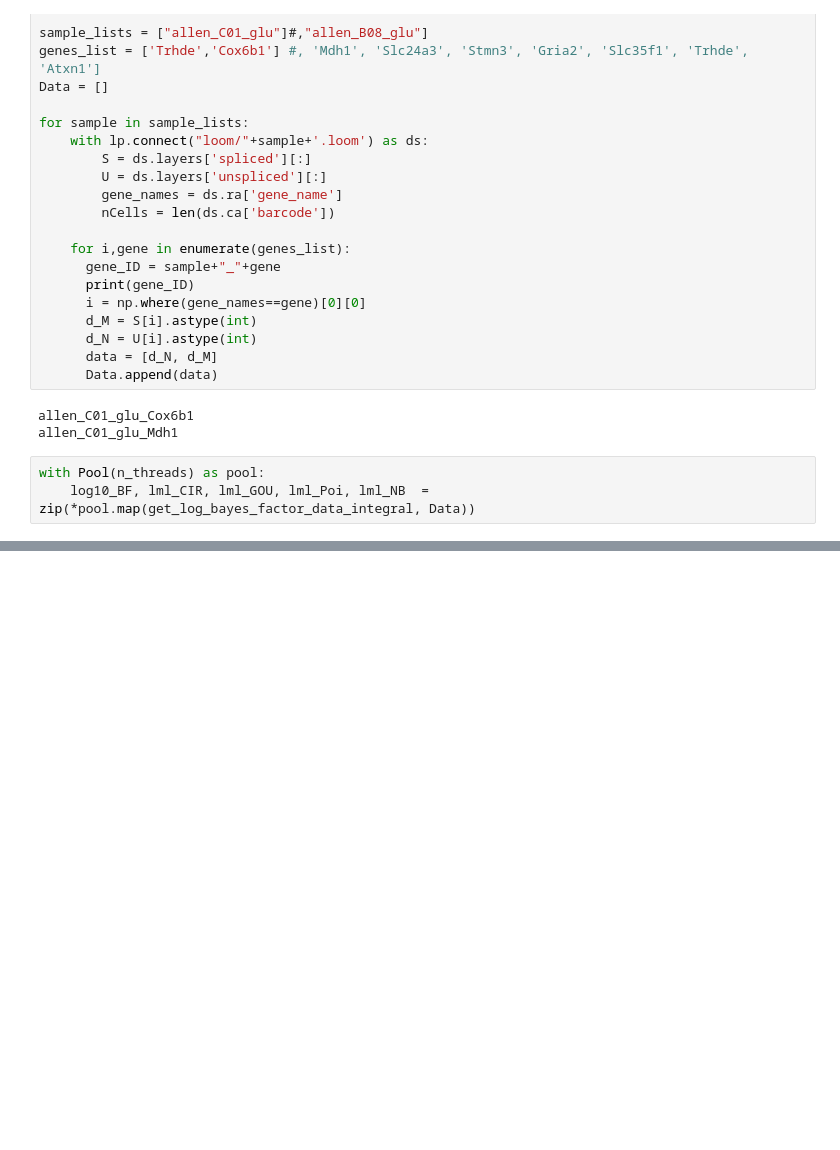
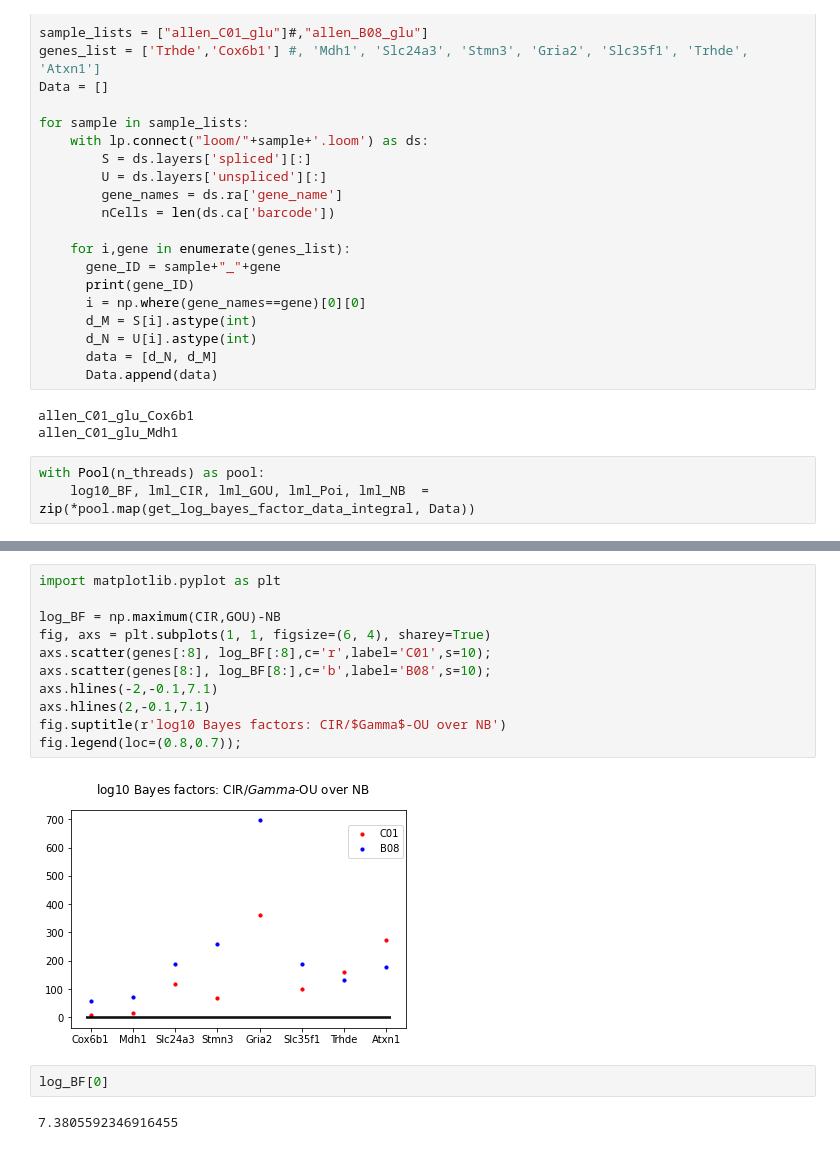
Before and after one commit to pachterlab/GVFP_2021, a Jupyter notebook: loom_analysis.ipynb, the cells around one changed output, grey strips where cells are left out. Cells and saved outputs as stored; diff of their text form; blank space fills up the shorter version.

```diff
--- a/loom_analysis.ipynb
+++ b/loom_analysis.ipynb
@@ -1239,0 +1278,17 @@ fig.legend(loc=(0.8,0.7));
+# %%
+import matplotlib.pyplot as plt
+
+log_BF = np.maximum(CIR,GOU)-NB
+fig, axs = plt.subplots(1, 1, figsize=(6, 4), sharey=True)
+axs.scatter(genes[:8], log_BF[:8],c='r',label='C01',s=10);
+axs.scatter(genes[8:], log_BF[8:],c='b',label='B08',s=10);
+axs.hlines(-2,-0.1,7.1)
+axs.hlines(2,-0.1,7.1)
+fig.suptitle(r'log10 Bayes factors: CIR/$Gamma$-OU over NB')
+fig.legend(loc=(0.8,0.7));
+# %% [output]
+[figure, added]
+# %%
+log_BF[0]
+# %% [output]
+7.3805592346916455
```
Also changed, not shown: parts of 26 cells of this notebook.
